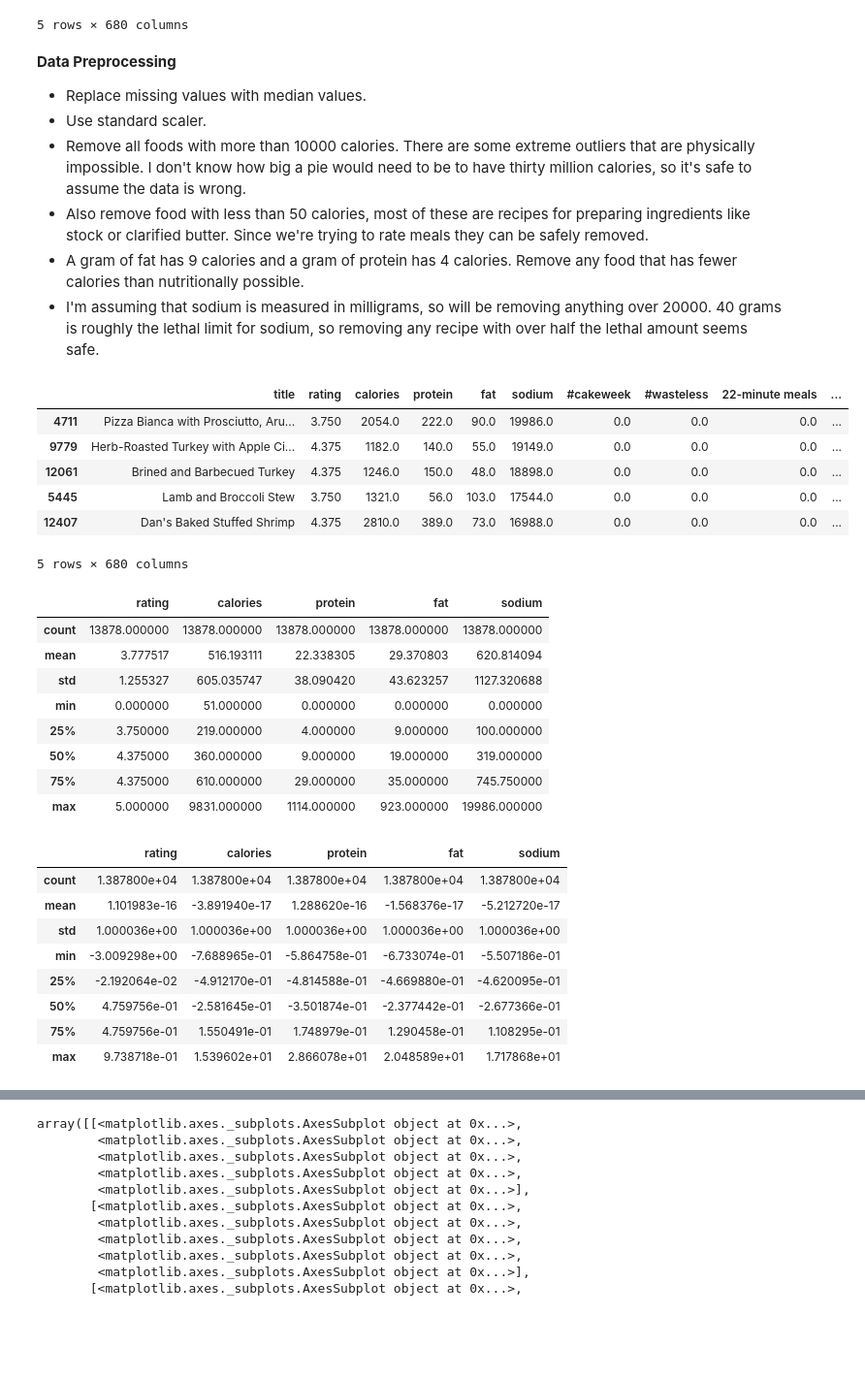
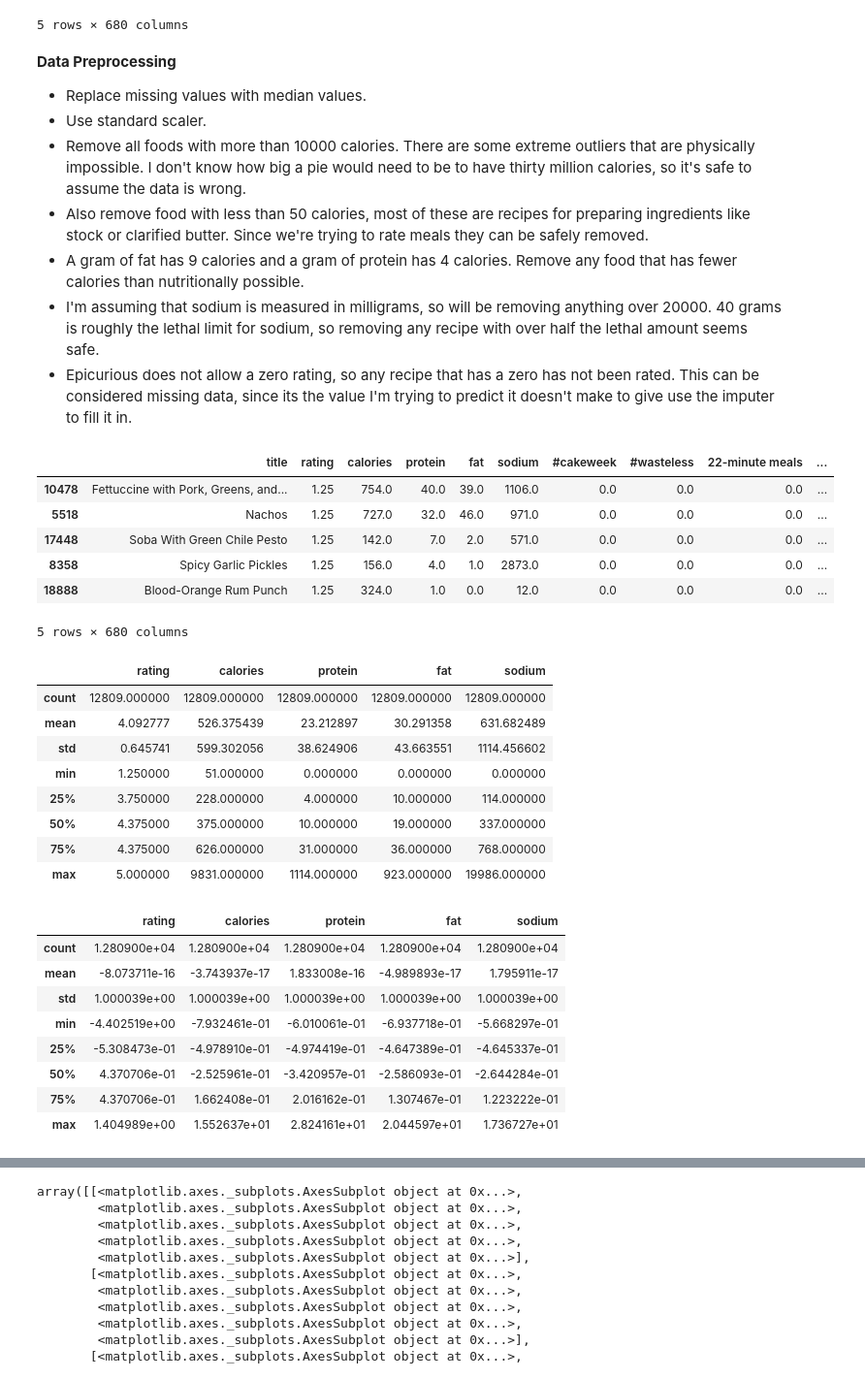
Before and after one commit to robd123/AML, a Jupyter notebook: Project2.ipynb, the cells around one changed output, grey strips where cells are left out. Shown at 97% size. Drawn from its saved outputs; the diff is of its cells as text; code cells hidden in the pictures; blank space fills up the shorter version.

```diff
--- a/Project2.ipynb
+++ b/Project2.ipynb
@@ -34,6 +34,7 @@ food.sort_values(by=['calories'], ascending=False).head()
 *   Also remove food with less than 50 calories, most of these are recipes for preparing ingredients like stock or clarified butter.  Since we're trying to rate meals they can be safely removed.
 *   A gram of fat has 9 calories and a gram of protein has 4 calories.  Remove any food that has fewer calories than nutritionally possible.
 *   I'm assuming that sodium is measured in milligrams, so will be removing anything over 20000.  40 grams is roughly the lethal limit for sodium, so removing any recipe with over half the lethal amount seems safe.
+*  Epicurious does not allow a zero rating, so any recipe that has a zero has not been rated.  This can be considered missing data, since its the value I'm trying to predict it doesn't make to give use the imputer to fill it in.
 # %%
 from sklearn.pipeline import Pipeline
 from sklearn.preprocessing import StandardScaler
@@ -48,6 +49,7 @@ food = food[food.calories < 10000]  # Remove impossible foods
 food = food[food.calories > 50]  # Remove ingredients
 food = food[food.sodium < 20000]  # Remove lethal foods
 food = food[food.calories >= (4 * food.protein + 9 * food.fat)]  # Remove foods that don't make sense calorically
+food = food[food.rating > 0]  # Remove unrated recipes
 
 food = food.drop_duplicates(keep='first')
 
@@ -56,39 +58,39 @@ food_data = food[['rating', 'calories', 'protein', 'fat', 'sodium']]
 food_tr = food_pipeline.fit_transform(food_data)
 food_scaled = pd.DataFrame(food_tr, columns=['rating', 'calories', 'protein', 'fat', 'sodium'])
 # %%
-food.sort_values(by=['sodium'], ascending=False).head()
+food.sort_values(by=['rating'], ascending=True).head()
 # %% [output]
 |  | title | rating | calories | protein | fat | sodium | #cakeweek | #wasteless | 22-minute meals | ... |
-| 4711 | Pizza Bianca with Prosciutto, Aru... | 3.750 | 2054.0 | 222.0 | 90.0 | 19986.0 | 0.0 | 0.0 | 0.0 | ... |
-| 9779 | Herb-Roasted Turkey with Apple Ci... | 4.375 | 1182.0 | 140.0 | 55.0 | 19149.0 | 0.0 | 0.0 | 0.0 | ... |
-| 12061 | Brined and Barbecued Turkey | 4.375 | 1246.0 | 150.0 | 48.0 | 18898.0 | 0.0 | 0.0 | 0.0 | ... |
-| 5445 | Lamb and Broccoli Stew | 3.750 | 1321.0 | 56.0 | 103.0 | 17544.0 | 0.0 | 0.0 | 0.0 | ... |
-| 12407 | Dan's Baked Stuffed Shrimp | 4.375 | 2810.0 | 389.0 | 73.0 | 16988.0 | 0.0 | 0.0 | 0.0 | ... |
+| 10478 | Fettuccine with Pork, Greens, and... | 1.25 | 754.0 | 40.0 | 39.0 | 1106.0 | 0.0 | 0.0 | 0.0 | ... |
+| 5518 | Nachos | 1.25 | 727.0 | 32.0 | 46.0 | 971.0 | 0.0 | 0.0 | 0.0 | ... |
+| 17448 | Soba With Green Chile Pesto | 1.25 | 142.0 | 7.0 | 2.0 | 571.0 | 0.0 | 0.0 | 0.0 | ... |
+| 8358 | Spicy Garlic Pickles | 1.25 | 156.0 | 4.0 | 1.0 | 2873.0 | 0.0 | 0.0 | 0.0 | ... |
+| 18888 | Blood-Orange Rum Punch | 1.25 | 324.0 | 1.0 | 0.0 | 12.0 | 0.0 | 0.0 | 0.0 | ... |
 5 rows × 680 columns
 # %%
 food_data.describe()
 # %% [output]
 |  | rating | calories | protein | fat | sodium |
-| count | 13878.000000 | 13878.000000 | 13878.000000 | 13878.000000 | 13878.000000 |
-| mean | 3.777517 | 516.193111 | 22.338305 | 29.370803 | 620.814094 |
-| std | 1.255327 | 605.035747 | 38.090420 | 43.623257 | 1127.320688 |
-| min | 0.000000 | 51.000000 | 0.000000 | 0.000000 | 0.000000 |
-| 25% | 3.750000 | 219.000000 | 4.000000 | 9.000000 | 100.000000 |
-| 50% | 4.375000 | 360.000000 | 9.000000 | 19.000000 | 319.000000 |
-| 75% | 4.375000 | 610.000000 | 29.000000 | 35.000000 | 745.750000 |
+| count | 12809.000000 | 12809.000000 | 12809.000000 | 12809.000000 | 12809.000000 |
+| mean | 4.092777 | 526.375439 | 23.212897 | 30.291358 | 631.682489 |
+| std | 0.645741 | 599.302056 | 38.624906 | 43.663551 | 1114.456602 |
+| min | 1.250000 | 51.000000 | 0.000000 | 0.000000 | 0.000000 |
+| 25% | 3.750000 | 228.000000 | 4.000000 | 10.000000 | 114.000000 |
+| 50% | 4.375000 | 375.000000 | 10.000000 | 19.000000 | 337.000000 |
+| 75% | 4.375000 | 626.000000 | 31.000000 | 36.000000 | 768.000000 |
 | max | 5.000000 | 9831.000000 | 1114.000000 | 923.000000 | 19986.000000 |
 # %%
 food_scaled.describe()
 # %% [output]
 |  | rating | calories | protein | fat | sodium |
-| count | 1.387800e+04 | 1.387800e+04 | 1.387800e+04 | 1.387800e+04 | 1.387800e+04 |
-| mean | 1.101983e-16 | -3.891940e-17 | 1.288620e-16 | -1.568376e-17 | -5.212720e-17 |
-| std | 1.000036e+00 | 1.000036e+00 | 1.000036e+00 | 1.000036e+00 | 1.000036e+00 |
-| min | -3.009298e+00 | -7.688965e-01 | -5.864758e-01 | -6.733074e-01 | -5.507186e-01 |
-| 25% | -2.192064e-02 | -4.912170e-01 | -4.814588e-01 | -4.669880e-01 | -4.620095e-01 |
-| 50% | 4.759756e-01 | -2.581645e-01 | -3.501874e-01 | -2.377442e-01 | -2.677366e-01 |
-| 75% | 4.759756e-01 | 1.550491e-01 | 1.748979e-01 | 1.290458e-01 | 1.108295e-01 |
-| max | 9.738718e-01 | 1.539602e+01 | 2.866078e+01 | 2.048589e+01 | 1.717868e+01 |
+| count | 1.280900e+04 | 1.280900e+04 | 1.280900e+04 | 1.280900e+04 | 1.280900e+04 |
+| mean | -8.073711e-16 | -3.743937e-17 | 1.833008e-16 | -4.989893e-17 | 1.795911e-17 |
+| std | 1.000039e+00 | 1.000039e+00 | 1.000039e+00 | 1.000039e+00 | 1.000039e+00 |
+| min | -4.402519e+00 | -7.932461e-01 | -6.010061e-01 | -6.937718e-01 | -5.668297e-01 |
+| 25% | -5.308473e-01 | -4.978910e-01 | -4.974419e-01 | -4.647389e-01 | -4.645337e-01 |
+| 50% | 4.370706e-01 | -2.525961e-01 | -3.420957e-01 | -2.586093e-01 | -2.644284e-01 |
+| 75% | 4.370706e-01 | 1.662408e-01 | 2.016162e-01 | 1.307467e-01 | 1.223222e-01 |
+| max | 1.404989e+00 | 1.552637e+01 | 2.824161e+01 | 2.044597e+01 | 1.736727e+01 |
 # %%
 food_scaled.corr()['rating'].sort_values(ascending=False)
 # %% [output]
```
Also changed, not shown: parts of 2 cells of this notebook.
